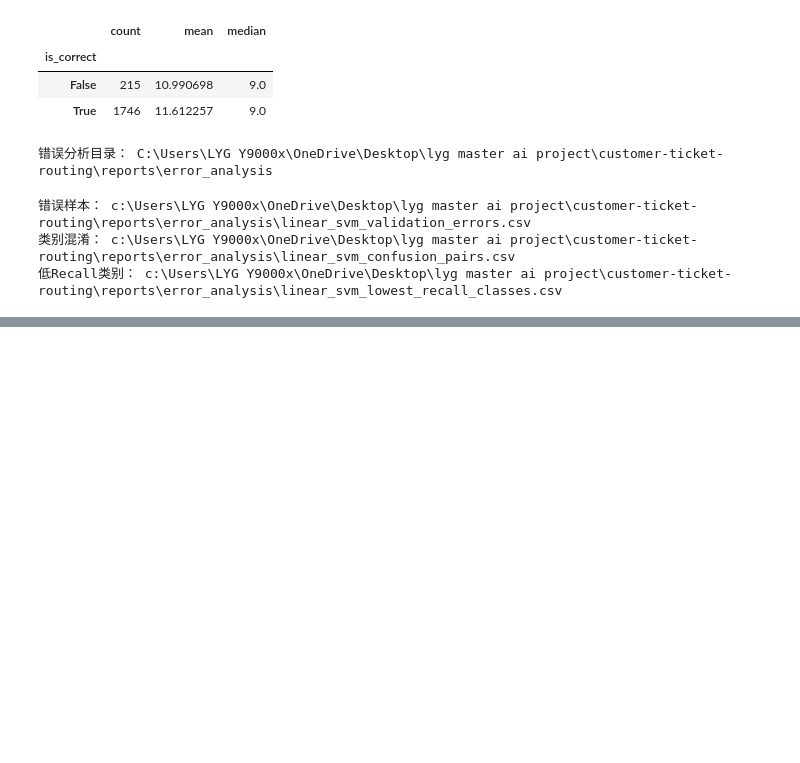
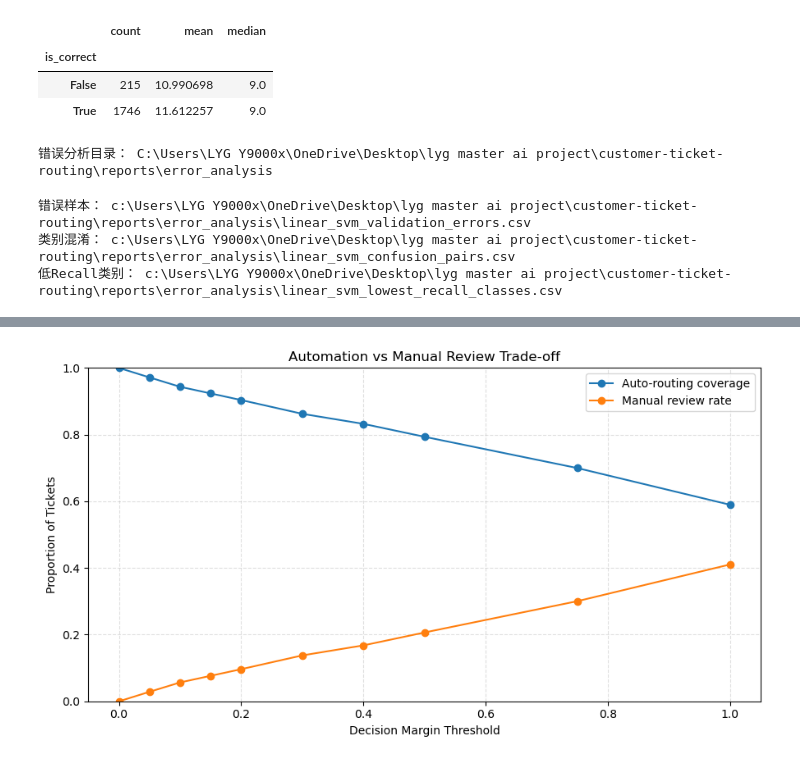
Before and after one commit to shdbdud/customer-ticket-routing, a Jupyter notebook: mlbaseline ver.1.ipynb, the cells around one changed output, grey strips where cells are left out. Drawn from its saved outputs; the diff is of its cells as text; code cells hidden in the pictures; blank space fills up the shorter version.

```diff
--- a/mlbaseline ver.1.ipynb
+++ b/mlbaseline ver.1.ipynb
@@ -3698,0 +3937,54 @@ print("低Recall类别：", LOWEST_RECALL_PATH)
+# %%
+# Cell 134：阈值与自动处理覆盖率
+
+figure, axis = plt.subplots(
+    figsize=(9, 5)
+)
+
+axis.plot(
+    threshold_analysis_df[
+        "margin_threshold"
+    ],
+    threshold_analysis_df[
+        "auto_coverage"
+    ],
+    marker="o",
+    label="Auto-routing coverage"
+)
+
+axis.plot(
+    threshold_analysis_df[
+        "margin_threshold"
+    ],
+    threshold_analysis_df[
+        "manual_review_rate"
+    ],
+    marker="o",
+    label="Manual review rate"
+)
+
+axis.set_title(
+    "Automation vs Manual Review Trade-off"
+)
+
+axis.set_xlabel(
+    "Decision Margin Threshold"
+)
+
+axis.set_ylabel(
+    "Proportion of Tickets"
+)
+
+axis.set_ylim(0, 1)
+
+axis.grid(
+    linestyle="--",
+    alpha=0.4
+)
+
+axis.legend()
+
+plt.tight_layout()
+plt.show()
+# %% [output]
+[figure, added]
```
Also changed, not shown: parts of 30 cells of this notebook.
